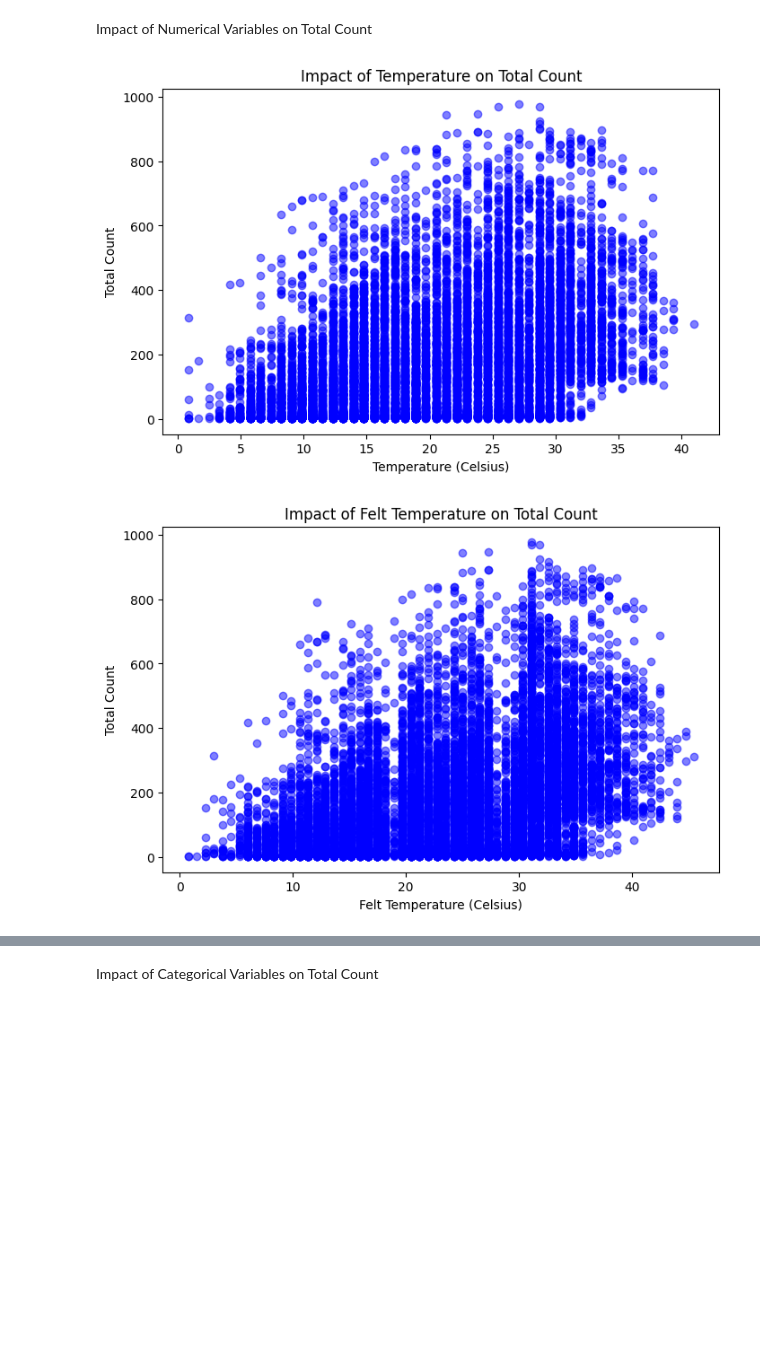
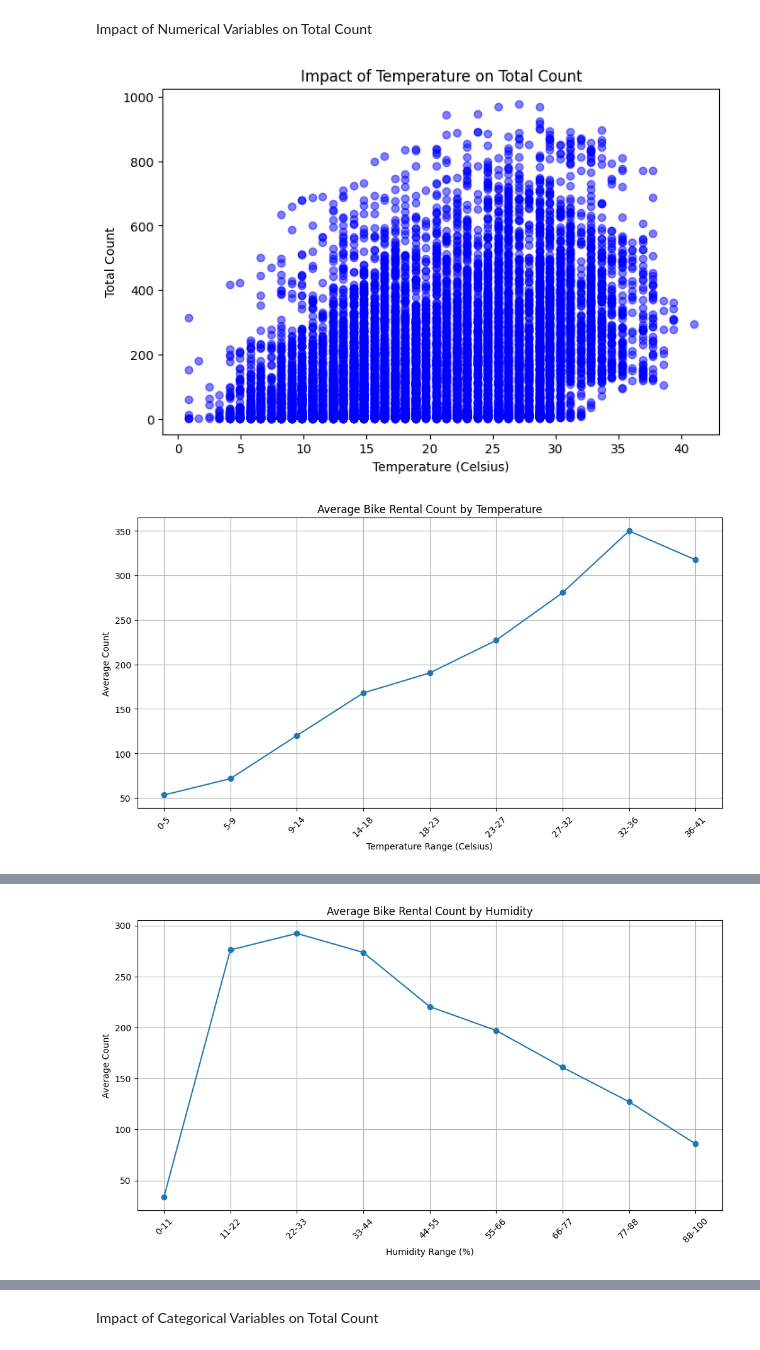
Before and after one commit to ArchibaldTheFirst/YuluBikesharing_Group5, a Jupyter notebook: Nature_of_Data.ipynb, the cells around one changed output, grey strips where cells are left out. Saved outputs shown, nothing was run; the diff lists cells and outputs as text; code cells hidden in the pictures; blank space fills up the shorter version.

Commit message:
Average Plots Added

```diff
--- a/Nature_of_Data.ipynb
+++ b/Nature_of_Data.ipynb
@@ -240,32 +240,67 @@ def plot_bar(data, labels, xlabel, ylabel, title, color='blue'):
     plt.figure(figsize=(8, 5))
     bars = plt.bar(counts.index, counts, color=color)
     for bar, count in zip(bars, counts):
         plt.text(bar.get_x() + bar.get_width() / 2, bar.get_height(), round(count, 2), ha='center', va='bottom')
     plt.xlabel(xlabel)
     plt.ylabel(ylabel)
     plt.title(title)
     plt.xticks(ticks=counts.index, labels=labels)
     plt.show()
 
-# Plot scatter plots for continuous variables
+#Define a function to plot the average line plots
+def plot_average_count_by_variable_line(data, variable, title, xlabel, ylabel):
+    # Create bins for the variable
+    bins = np.linspace(data[variable].min(), data[variable].max(), 10)
+    labels = [f"{int(bins[i])}-{int(bins[i+1])}" for i in range(len(bins)-1)]
+    data['bin'] = pd.cut(data[variable], bins=bins, labels=labels, include_lowest=True)
+
+    # Calculate the average count per bin
+    binned_data = data.groupby('bin', observed=True)['count'].mean().reset_index()
+
+    # Plotting
+    plt.figure(figsize=(12, 6))
+    plt.plot(binned_data['bin'], binned_data['count'], marker='o')
+    plt.xlabel(xlabel)
+    plt.ylabel(ylabel)
+    plt.title(title)
+    plt.xticks(rotation=45)
+    plt.grid(True)
+    plt.show()
+
+# Plot scatter plot for temperature
 plot_scatter(yulu_data_set['temp'], yulu_data_set['count'], 'Temperature (Celsius)', 'Total Count', 'Impact of Temperature on Total Count')
+# Plot line graph for temperature
+plot_average_count_by_variable_line(yulu_data_set, 'temp', 'Average Bike Rental Count by Temperature', 'Temperature Range (Celsius)', 'Average Count')
+
+# Plot scatter plot for felt temperature
 plot_scatter(yulu_data_set['atemp'], yulu_data_set['count'], 'Felt Temperature (Celsius)', 'Total Count', 'Impact of Felt Temperature on Total Count')
+# Plot line graph for felt temperature
+plot_average_count_by_variable_line(yulu_data_set, 'atemp', 'Average Bike Rental Count by Felt Temperature', 'Felt Temperature Range (Celsius)', 'Average Count')
+
+# Plot scatter plot for humidity
 plot_scatter(yulu_data_set['humidity'], yulu_data_set['count'], 'Humidity', 'Total Count', 'Impact of Humidity on Total Count')
+# Plot line graph for humidity
+plot_average_count_by_variable_line(yulu_data_set, 'humidity', 'Average Bike Rental Count by Humidity', 'Humidity Range (%)', 'Average Count')
+
+# Plot scatter plot for windspeed
 plot_scatter(yulu_data_set['windspeed'], yulu_data_set['count'], 'Wind Speed', 'Total Count', 'Impact of Wind Speed on Total Count')
+# Plot line graph for wind speed
+plot_average_count_by_variable_line(yulu_data_set, 'windspeed', 'Average Bike Rental Count by Wind Speed', 'Wind Speed Range (m/s)', 'Average Count')
+
 
 #Plot the time in relation to the average count
 # Group by 'time' and calculate the average 'count'
 average_count_by_time = yulu_data_set.groupby('time')['count'].mean().reset_index()
 
 # Plotting
 plt.figure(figsize=(12, 6))
 plt.plot(average_count_by_time['time'], average_count_by_time['count'], marker='o')
 plt.title('Average Bike Rental Count by Time of Day')
 plt.xlabel('Time of Day')
 plt.ylabel('Average Count')
 plt.xticks(rotation=90)  # Rotate the x-axis labels for better readability
 plt.grid(True)
 plt.show()
 # %% [output]
 [figure]
-[figure, old version]
+[figure, new version]
@@ -274,0 +310 @@ plt.show()
+[figure, added]
```
Also changed, not shown: parts of 1 cell of this notebook.
